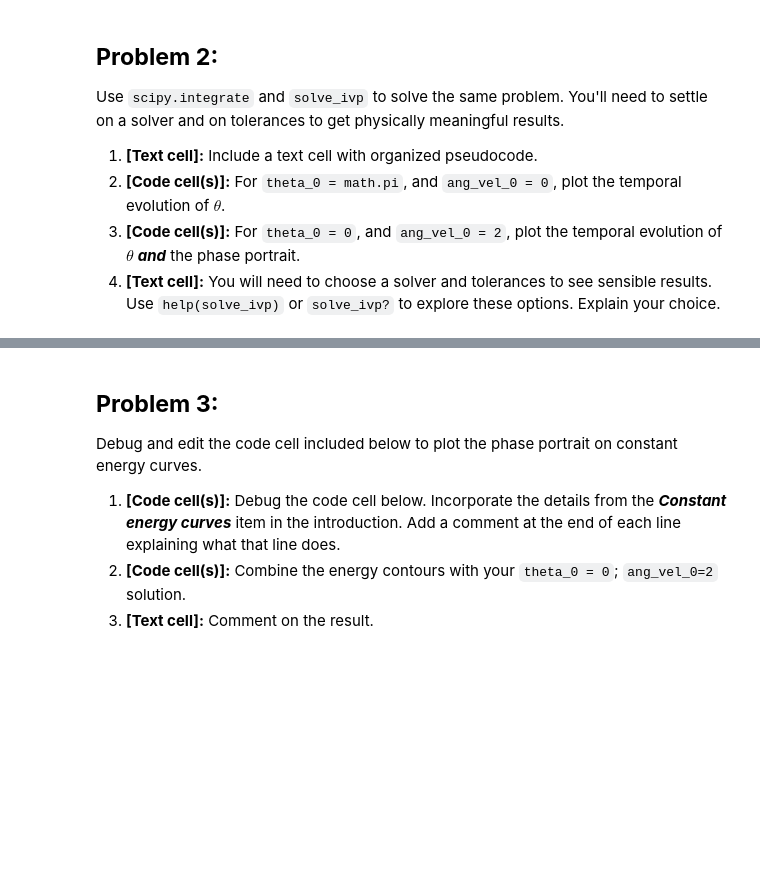
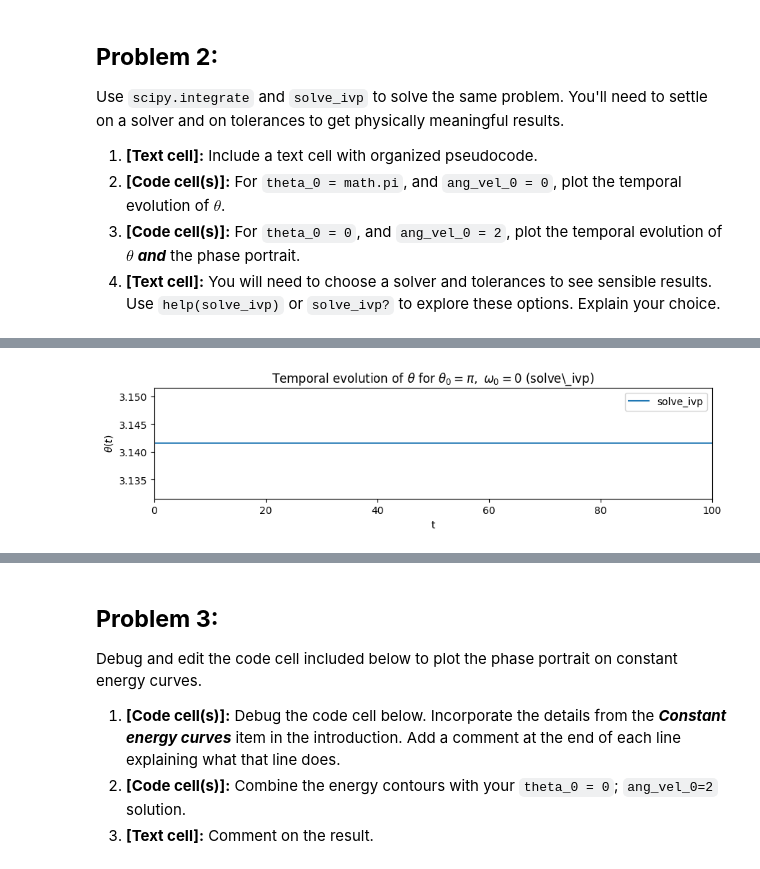
Before and after one commit to IntroComputationalPhysics-UNT/euler-and-solve-ivp-Mattmflores, a Jupyter notebook: rigid_pendulum_assignment_v2.ipynb, the cells around one changed output, grey strips where cells are left out. Saved outputs shown, nothing was run; the diff lists cells and outputs as text; code cells hidden in the pictures; blank space fills up the shorter version.

```diff
--- a/rigid_pendulum_assignment_v2.ipynb
+++ b/rigid_pendulum_assignment_v2.ipynb
@@ -248,0 +280,57 @@ Use `scipy.integrate` and `solve_ivp` to solve the same problem. You'll need to
+# %%
+from scipy.integrate import solve_ivp
+import numpy as np
+import math
+import matplotlib.pyplot as plt
+
+# Right-hand side function
+def pendulum_rhs(t, y, omega_0=1.0):
+    theta, omega = y
+
+    # If theta is extremely close to pi, treat it as the equilibrium
+    if abs(theta - math.pi) < 1e-12 and abs(omega) < 1e-12:
+        return [0.0, 0.0]
+
+    dtheta_dt = omega
+    domega_dt = -omega_0**2 * np.sin(theta)
+    return [dtheta_dt, domega_dt]
+
+
+# Parameters
+omega_0 = 1.0
+theta0 = math.pi
+omega0 = 0.0
+y0 = [theta0, omega0]
+
+t_span = (0, 100)
+t_eval = np.linspace(0, 100, 5000)
+
+# Solve ODE
+sol = solve_ivp(
+    pendulum_rhs,
+    t_span,
+    y0,
+    t_eval=t_eval,
+    method='RK45',
+    rtol=1e-9,
+    atol=1e-9
+)
+
+t = sol.t
+theta = sol.y[0]
+
+# Plot θ(t)
+plt.figure(figsize=(10, 2))
+plt.plot(t, theta, label='solve_ivp')
+
+# correct y-limits so line is visible
+plt.ylim([math.pi - 0.01, math.pi + 0.01])
+
+plt.xlim([0, 100])
+plt.xlabel('t')
+plt.ylabel(r'$\theta(t)$')
+plt.title(r'Temporal evolution of $\theta$ for $\theta_0 = \pi,\ \omega_0 = 0$ (solve\_ivp)')
+plt.legend()
+plt.show()
+# %% [output]
+[figure, added]
```
Also changed, not shown: parts of 5 cells of this notebook.
